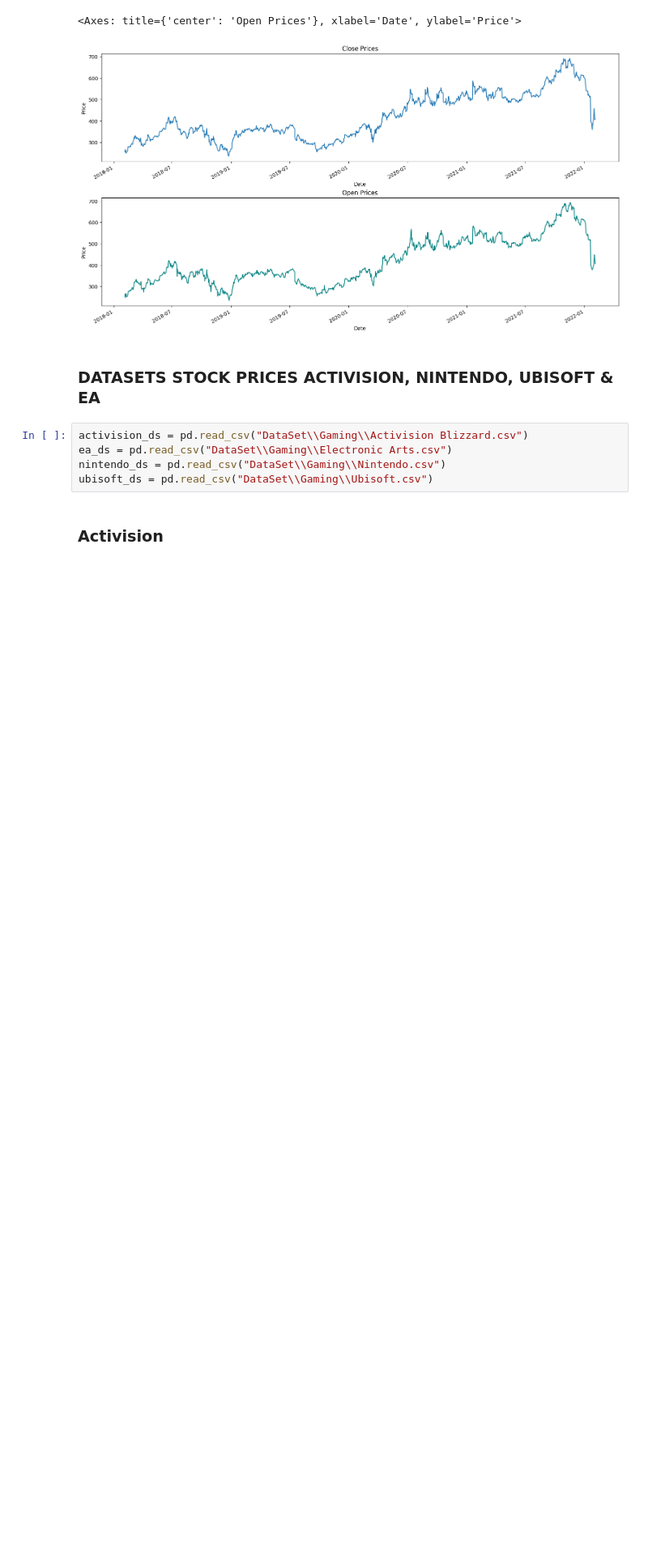
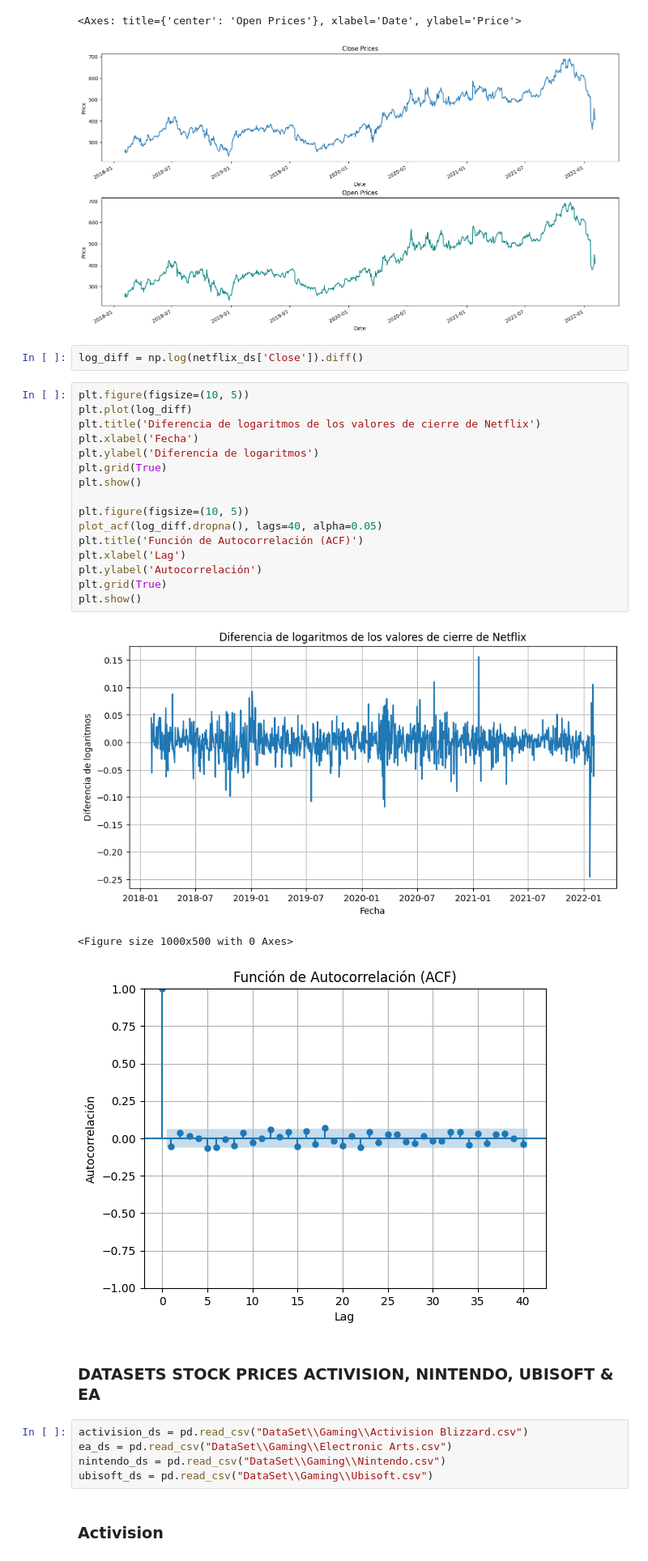
Before and after one commit to MartinMF88/Obligatorio_SeriesTemporales, a Jupyter notebook: Obligatorio_Series_Temporales.ipynb, the cells around one changed output. Shown: that part at 81% size. Saved outputs shown, nothing was run; the diff lists cells and outputs as text; blank space fills up the shorter version.

Commit message:
diff_log

```diff
--- a/Obligatorio_Series_Temporales.ipynb
+++ b/Obligatorio_Series_Temporales.ipynb
@@ -66,6 +67,28 @@ netflix_ds['Open'].plot(ax=axs[1], xlabel="Date", ylabel="Price", title="Open Pr
 # %% [output]
 <Axes: title={'center': 'Open Prices'}, xlabel='Date', ylabel='Price'>
 [figure]
+# %%
+log_diff = np.log(netflix_ds['Close']).diff()
+# %%
+plt.figure(figsize=(10, 5))
+plt.plot(log_diff)
+plt.title('Diferencia de logaritmos de los valores de cierre de Netflix')
+plt.xlabel('Fecha')
+plt.ylabel('Diferencia de logaritmos')
+plt.grid(True)
+plt.show()
+
+plt.figure(figsize=(10, 5))
+plot_acf(log_diff.dropna(), lags=40, alpha=0.05)
+plt.title('Función de Autocorrelación (ACF)')
+plt.xlabel('Lag')
+plt.ylabel('Autocorrelación')
+plt.grid(True)
+plt.show()
+# %% [output]
+[figure, added]
+<Figure size 1000x500 with 0 Axes>
+[figure, added]
 # %% [markdown]
 ### DATASETS STOCK PRICES ACTIVISION, NINTENDO, UBISOFT & EA
 # %%
```
Also changed, not shown: parts of 1 cell of this notebook.
